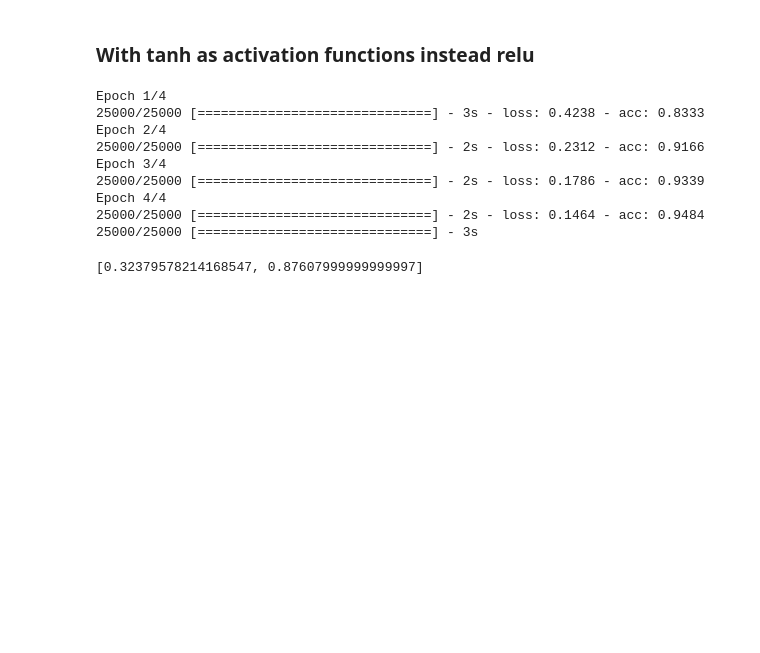
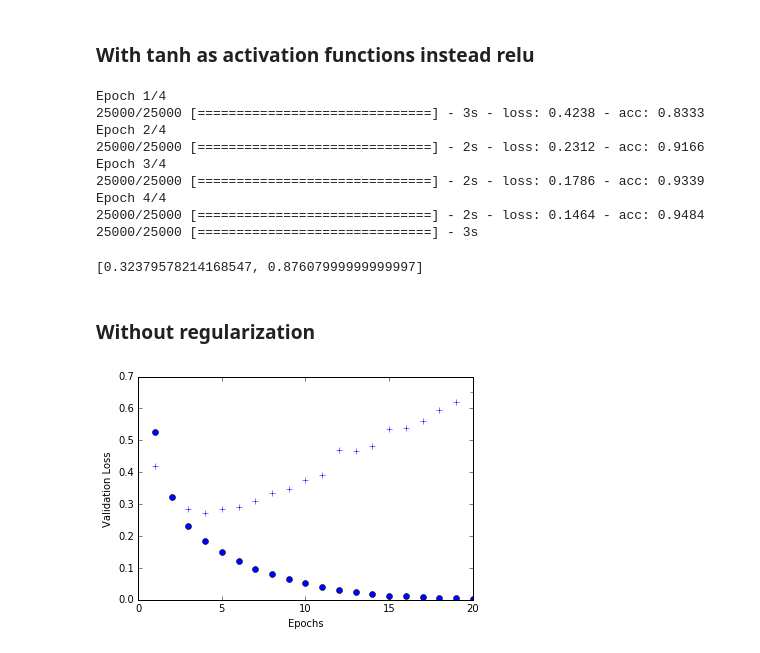
Before and after one commit to elabeca/keras_toy_examples, a Jupyter notebook: imdb.ipynb, the cells around one changed output. Cells and saved outputs as stored; diff of their text form; code cells hidden in the pictures; blank space fills up the shorter version.

Commit message:
[EL] - imdb - added validation runs with L1 regularization, L2 and Dropout

```diff
--- a/imdb.ipynb
+++ b/imdb.ipynb
@@ -481,3 +514,39 @@ Epoch 4/4
 25000/25000 [==============================] - 2s - loss: 0.1464 - acc: 0.9484
 25000/25000 [==============================] - 3s
 [0.32379578214168547, 0.87607999999999997]
+# %% [markdown]
+### Without regularization
+# %%
+from keras.models import Sequential
+from keras.layers import Dense
+
+model = Sequential()
+model.add(Dense(16, activation='relu', input_shape=(10000,)))
+model.add(Dense(16, activation='relu'))
+model.add(Dense(1, activation='sigmoid'))
+
+model.compile(optimizer='rmsprop', loss='binary_crossentropy', metrics=['accuracy'])
+
+reference_hist = model.fit(partial_x_train, partial_y_train, epochs=20, batch_size=512,
+                     validation_data=(x_val, y_val), verbose=0)
+
+%matplotlib inline
+import matplotlib.pyplot as plt
+
+ref_dict = reference_hist.history
+ref_loss = ref_dict['loss']
+ref_val_loss = ref_dict['val_loss']
+epochs = range(1, len(ref_loss) + 1)
+
+# clear figure
+plt.clf()
+# "bo" is for "blue dot"
+plt.plot(epochs, ref_loss, 'bo')
+# "b+" is for "blue crosses"
+plt.plot(epochs, ref_val_loss, 'b+')
+plt.xlabel('Epochs')
+plt.ylabel('Validation Loss')
+
+plt.show()
+# %% [output]
+[figure, added]
```
Also changed, not shown: parts of 29 cells of this notebook.
